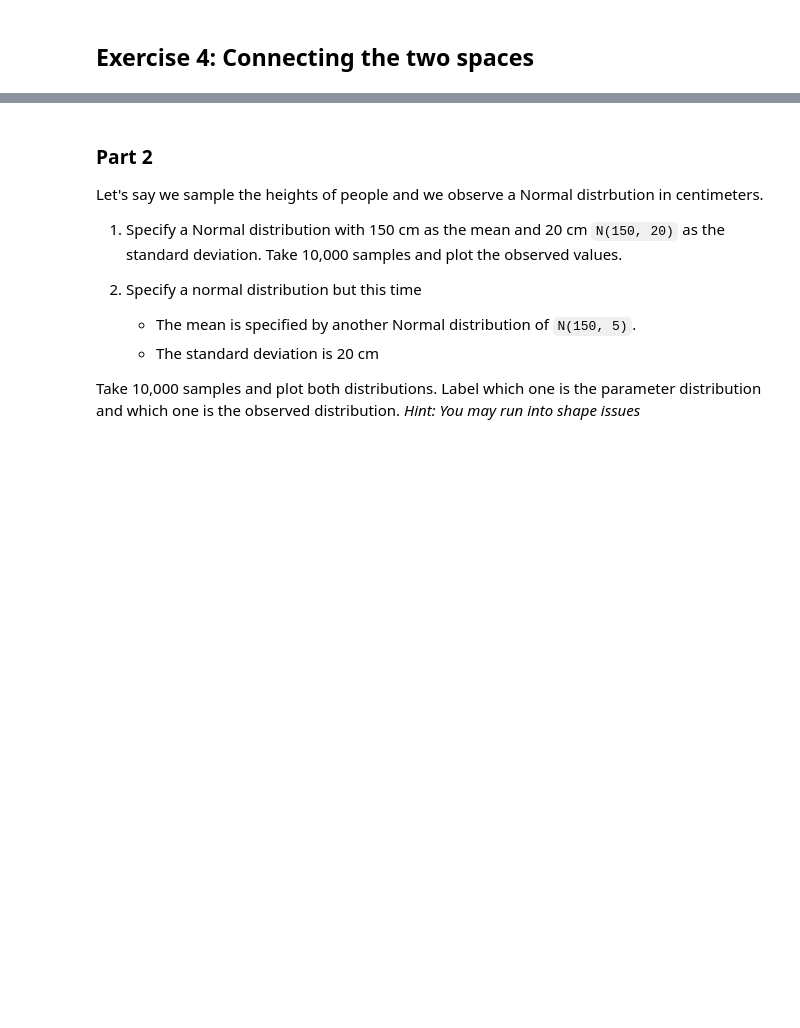
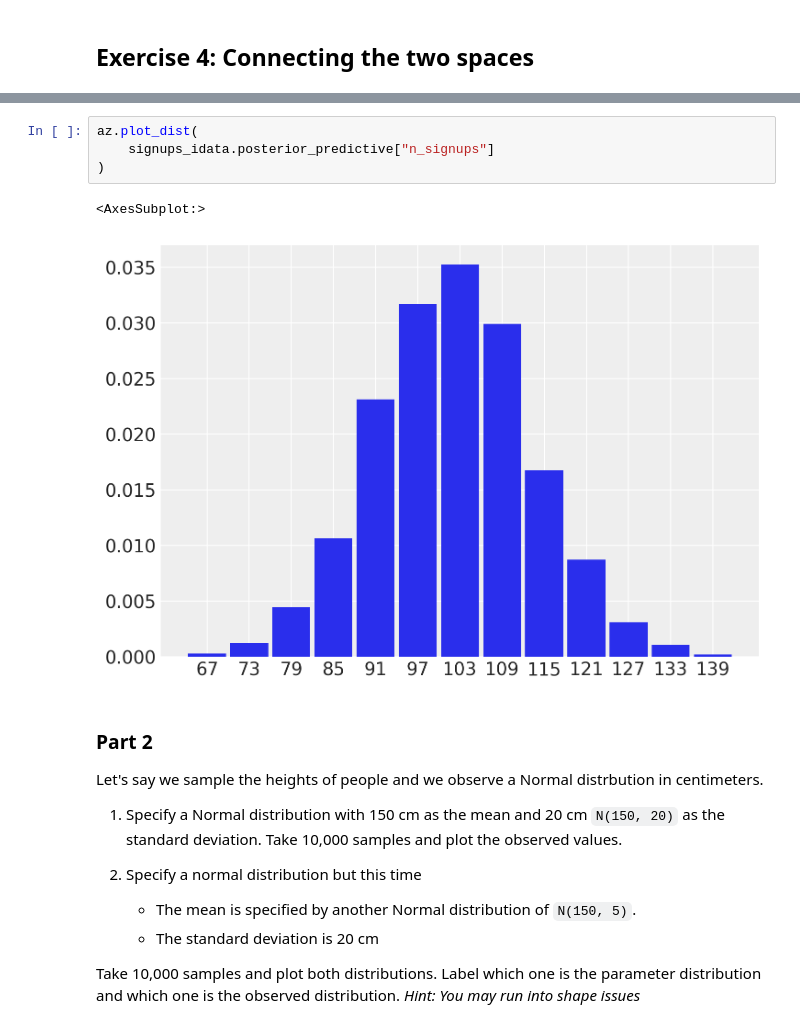
Before and after one commit to RHilly86/intuitive-bayes, a Jupyter notebook: computational_distributions/distribution_exercises.ipynb, the cells around one changed output, grey strips where cells are left out. Cells and saved outputs as stored; diff of their text form; blank space fills up the shorter version.

```diff
--- a/computational_distributions/distribution_exercises.ipynb
+++ b/computational_distributions/distribution_exercises.ipynb
@@ -139,3 +174,10 @@ For `stats.norm()` in `scipy` `loc` corresponds to the mean and `scale` correspo
+# %%
+az.plot_dist(
+    signups_idata.posterior_predictive["n_signups"]
+)
+# %% [output]
+<AxesSubplot:>
+[figure, added]
 # %% [markdown]
 ### Part 2
 
```
Also changed, not shown: parts of 6 cells of this notebook.
